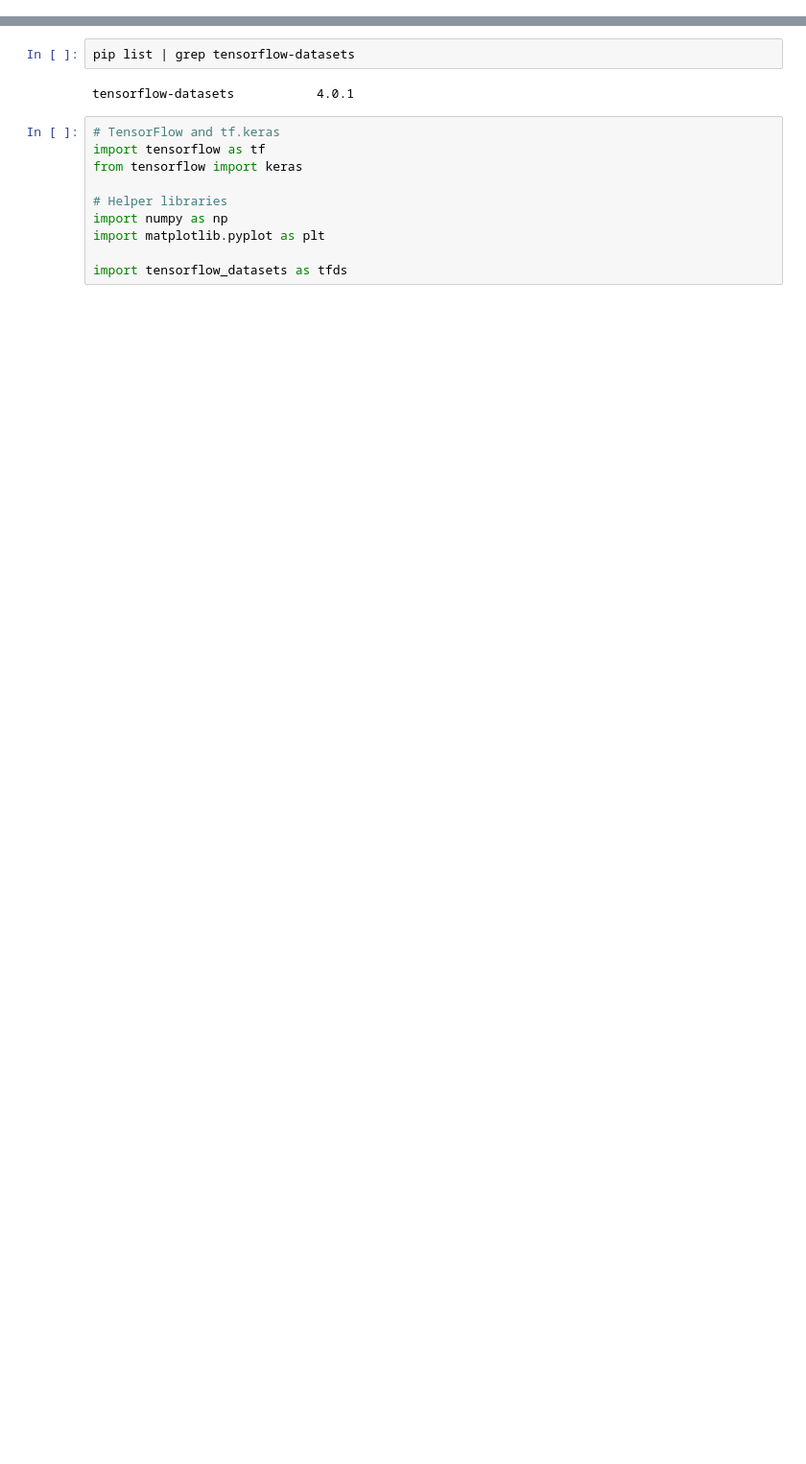
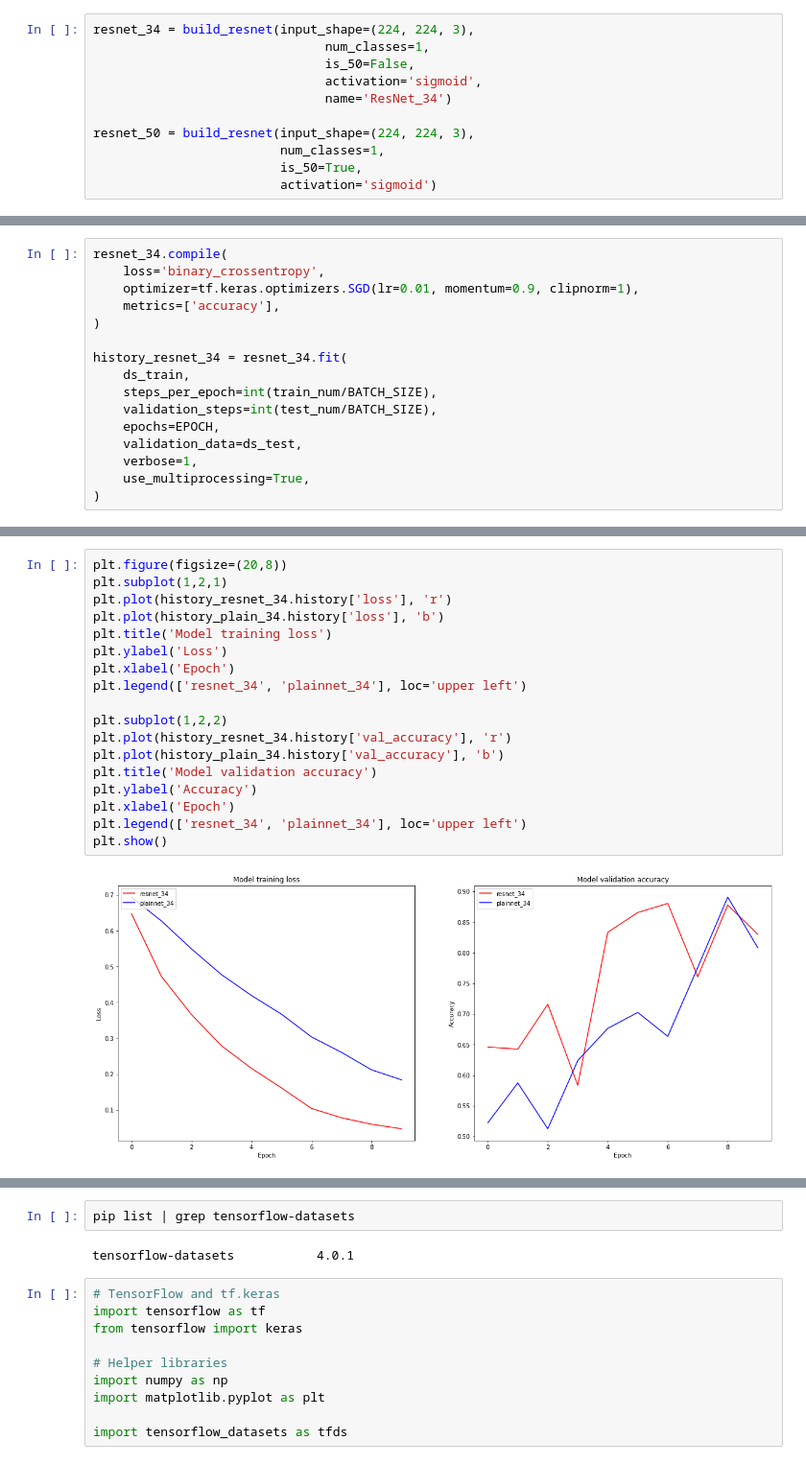
Before and after one commit to mybloodykeyboard/AI_study, a Jupyter notebook: GoingDeeper/[GDCV]ResNet_ablation_study.ipynb, the cells around one changed output, grey strips where cells are left out. Shown at 96% size. Drawn from its saved outputs; the diff is of its cells as text; blank space fills up the shorter version.

```diff
--- a/GoingDeeper/[GDCV]ResNet_ablation_study.ipynb
+++ b/GoingDeeper/[GDCV]ResNet_ablation_study.ipynb
@@ -0,0 +375,11 @@
+# %%
+resnet_34 = build_resnet(input_shape=(224, 224, 3),
+                               num_classes=1,
+                               is_50=False,
+                               activation='sigmoid',
+                               name='ResNet_34')
+
+resnet_50 = build_resnet(input_shape=(224, 224, 3),
+                         num_classes=1,
+                         is_50=True,
+                         activation='sigmoid')
@@ -0,0 +423,16 @@
+# %%
+resnet_34.compile(
+    loss='binary_crossentropy',
+    optimizer=tf.keras.optimizers.SGD(lr=0.01, momentum=0.9, clipnorm=1),
+    metrics=['accuracy'],
+)
+
+history_resnet_34 = resnet_34.fit(
+    ds_train,
+    steps_per_epoch=int(train_num/BATCH_SIZE),
+    validation_steps=int(test_num/BATCH_SIZE),
+    epochs=EPOCH,
+    validation_data=ds_test,
+    verbose=1,
+    use_multiprocessing=True,
+)
@@ -0,0 +534,20 @@
+# %%
+plt.figure(figsize=(20,8))
+plt.subplot(1,2,1)
+plt.plot(history_resnet_34.history['loss'], 'r')
+plt.plot(history_plain_34.history['loss'], 'b')
+plt.title('Model training loss')
+plt.ylabel('Loss')
+plt.xlabel('Epoch')
+plt.legend(['resnet_34', 'plainnet_34'], loc='upper left')
+
+plt.subplot(1,2,2)
+plt.plot(history_resnet_34.history['val_accuracy'], 'r')
+plt.plot(history_plain_34.history['val_accuracy'], 'b')
+plt.title('Model validation accuracy')
+plt.ylabel('Accuracy')
+plt.xlabel('Epoch')
+plt.legend(['resnet_34', 'plainnet_34'], loc='upper left')
+plt.show()
+# %% [output]
+[figure, added]
```
Also changed, not shown: parts of 61 cells of this notebook.
